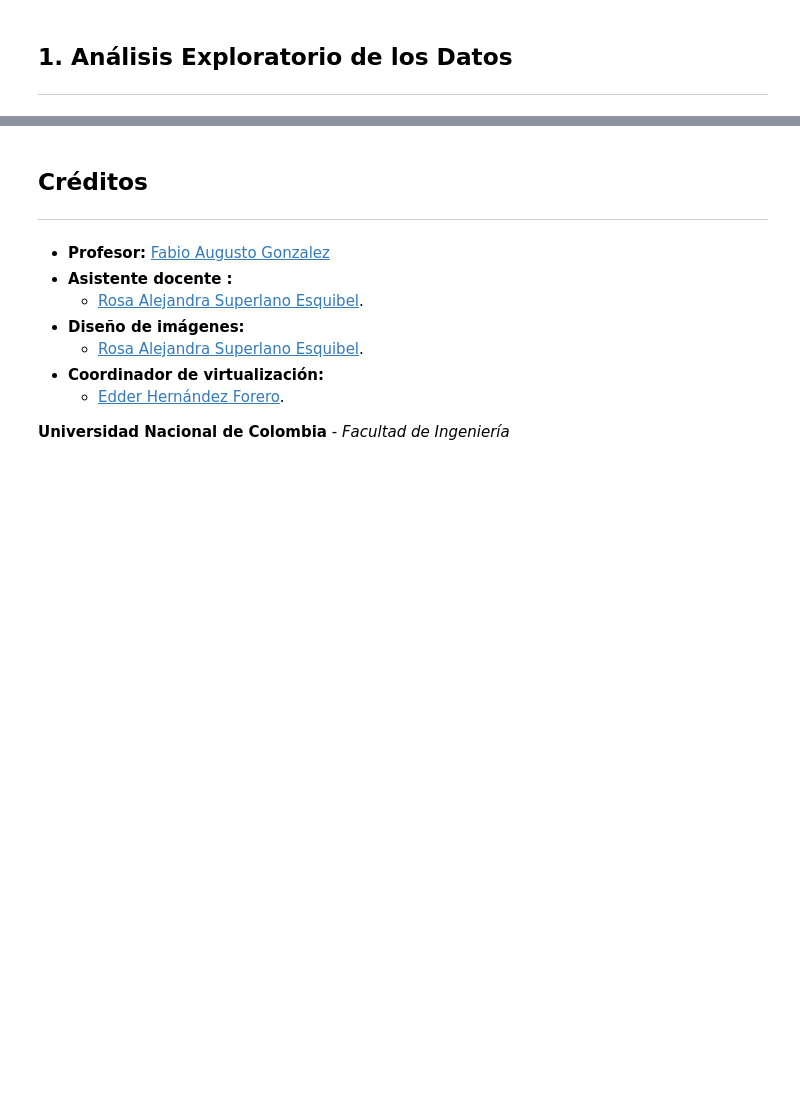
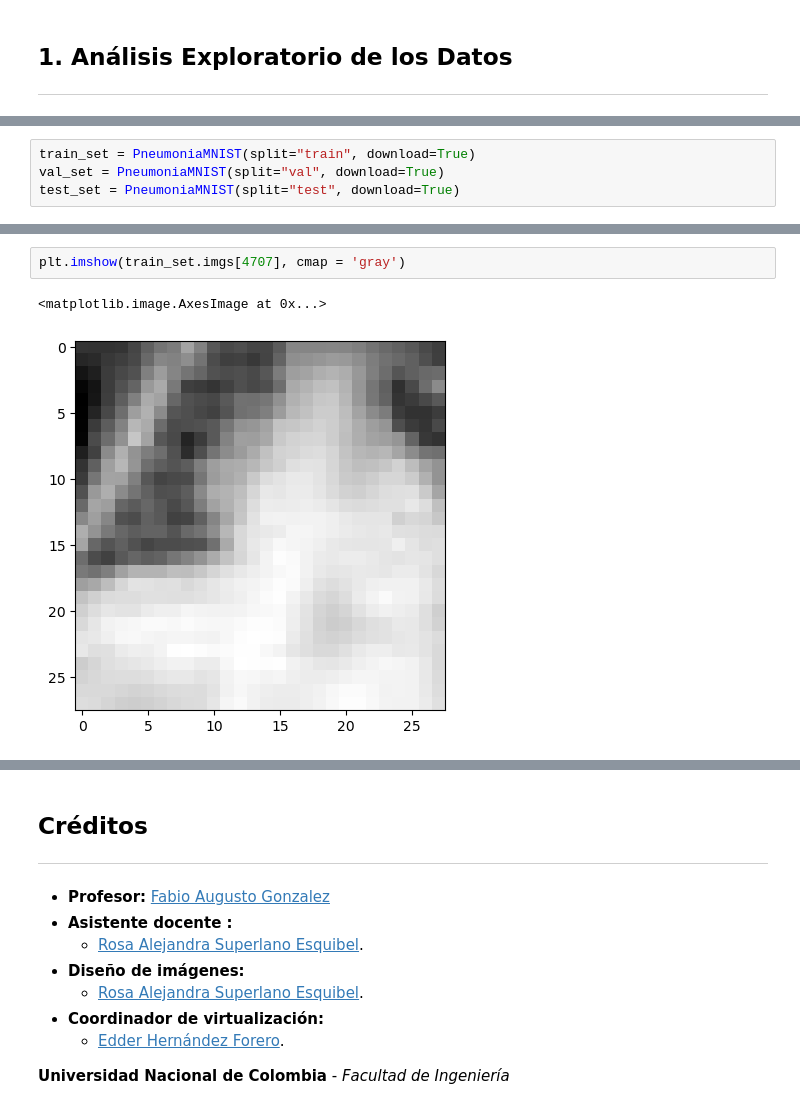
Before and after one commit to MLDS-UN-ProjectTeam/MLDS2, a Jupyter notebook: Entrega2.ipynb, the cells around one changed output, grey strips where cells are left out. Drawn from its saved outputs; the diff is of its cells as text; blank space fills up the shorter version.

```diff
--- a/Entrega2.ipynb
+++ b/Entrega2.ipynb
@@ -38,0 +66,4 @@
+# %%
+train_set = PneumoniaMNIST(split="train", download=True)
+val_set = PneumoniaMNIST(split="val", download=True)
+test_set = PneumoniaMNIST(split="test", download=True)
@@ -38,0 +92,5 @@
+# %%
+plt.imshow(train_set.imgs[4707], cmap = 'gray')
+# %% [output]
+<matplotlib.image.AxesImage at 0x...>
+[figure, added]
```
Also changed, not shown: parts of 18 cells of this notebook, 1 other file.
